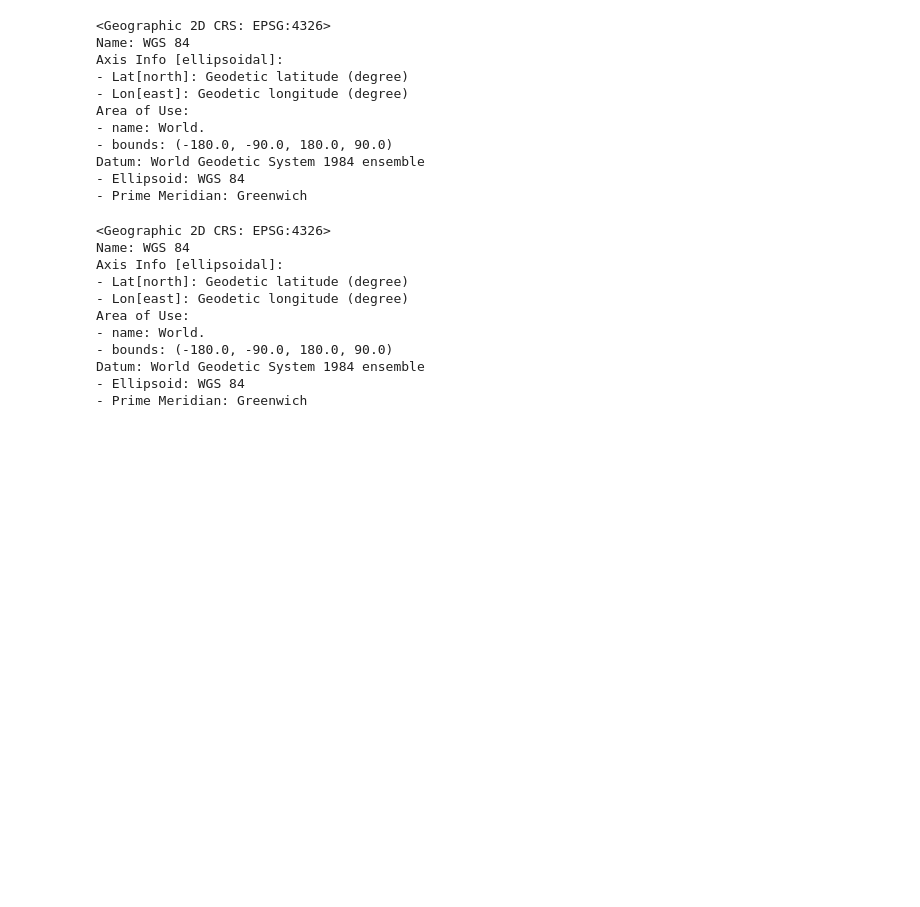
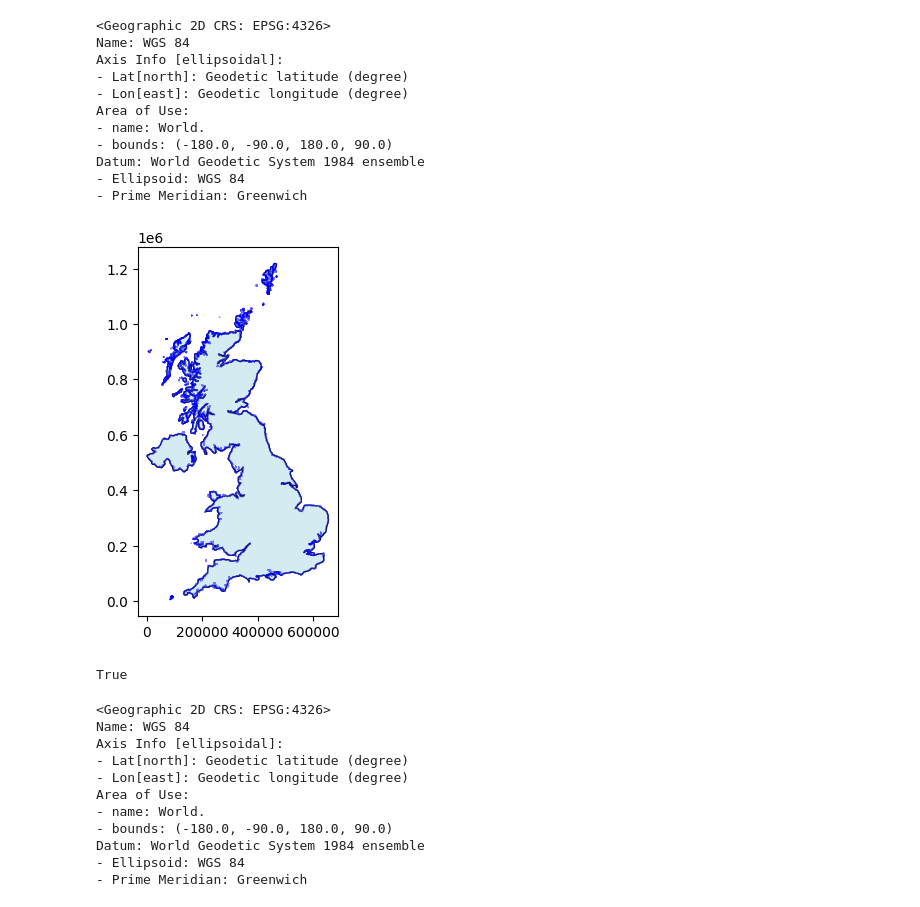
Before and after one commit to Controles-ICDE-Ochoa/Trabajo-Grupal-1, a Jupyter notebook: index.ipynb, the cells around one changed output. Drawn from its saved outputs; the diff is of its cells as text; code cells hidden in the pictures; blank space fills up the shorter version.

```diff
--- a/index.ipynb
+++ b/index.ipynb
@@ -268,10 +264,10 @@ memory usage: 16.0 bytes
 3. If you find one CRS is missing, fill the CRS with the right projection. If not, just state nothing is to be done.
 </div>
 # %%
-Brazil_sub_0=gpd.read_file("https://github.com/Controles-ICDE-Ochoa/Trabajo-Grupal-1/raw/refs/heads/main/maps/gadm41_GBR_0.shp") #referente al pais como tal
-Brazil_sub_1=gpd.read_file("https://github.com/Controles-ICDE-Ochoa/Trabajo-Grupal-1/raw/refs/heads/main/maps/gadm41_GBR_1.shp")
-Brazil_sub_2=gpd.read_file("https://github.com/Controles-ICDE-Ochoa/Trabajo-Grupal-1/raw/refs/heads/main/maps/gadm41_GBR_2.shp")
-Brazil_sub_3=gpd.read_file("https://github.com/Controles-ICDE-Ochoa/Trabajo-Grupal-1/raw/refs/heads/main/maps/gadm41_GBR_3.shp")
+UK_sub_0=gpd.read_file("https://github.com/Controles-ICDE-Ochoa/Trabajo-Grupal-1/raw/refs/heads/main/maps/gadm41_GBR_0.shp")
+UK_sub_1=gpd.read_file("https://github.com/Controles-ICDE-Ochoa/Trabajo-Grupal-1/raw/refs/heads/main/maps/gadm41_GBR_1.shp")
+UK_sub_2=gpd.read_file("https://github.com/Controles-ICDE-Ochoa/Trabajo-Grupal-1/raw/refs/heads/main/maps/gadm41_GBR_2.shp")
+UK_sub_3=gpd.read_file("https://github.com/Controles-ICDE-Ochoa/Trabajo-Grupal-1/raw/refs/heads/main/maps/gadm41_GBR_3.shp")
 # %%
 import matplotlib.pyplot as plt
 
@@ -302,4 +298,16 @@ Area of Use:
 Datum: World Geodetic System 1984 ensemble
 - Ellipsoid: WGS 84
 - Prime Meridian: Greenwich
+# %%
+UK_sub_0_27700 = UK_sub_0.to_crs(england_27700.crs)
+
+# Now you can plot UK_sub_0_27700 with england_27700
+ax = england_27700.plot(color='white', edgecolor='black')
+UK_sub_0_27700.plot(ax=ax, color='lightblue', edgecolor='blue', alpha=0.5)
+plt.show()
+
+UK_sub_0_27700.crs.is_projected
+# %% [output]
+[figure, added]
+True
 # %%
```
Also changed, not shown: parts of 22 cells of this notebook, 1 other file.
